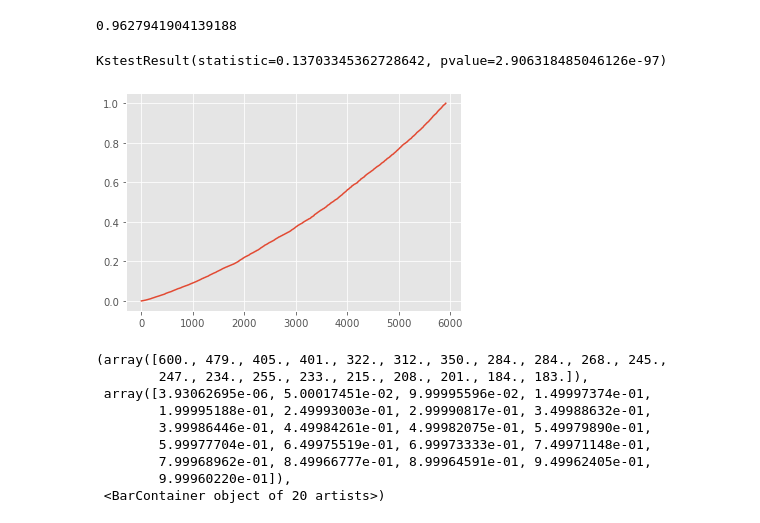
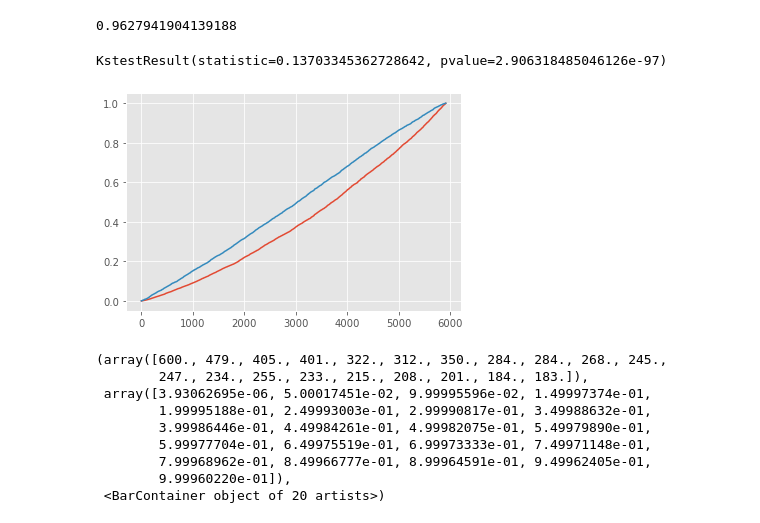
Before and after one commit to kiwymic/MLB-data-analysis, a Jupyter notebook: MLB career analysis.ipynb, the cells around one changed output. Cells and saved outputs as stored; diff of their text form; code cells hidden in the pictures.

```diff
--- a/MLB career analysis.ipynb
+++ b/MLB career analysis.ipynb
@@ -298,12 +304,15 @@ for i in range(CnL_comp.shape[0]):
     p_CnL_3.append(res3);
 # %%
 test = sorted(p_CnL_2)
+test2 = sorted(p_CnL_3)
 plt.plot(test)
+plt.plot(test2)
+plt.show
 
 stats.kstest(test, stats.uniform(loc=0.0).cdf)
 # %% [output]
 KstestResult(statistic=0.13703345362728642, pvalue=2.906318485046126e-97)
-[figure, old version]
+[figure, new version]
 # %%
 plt.hist(test, bins = 20, color = "#0dc883")
 # %% [output]
```
Also changed, not shown: parts of 65 cells of this notebook, 1 other file.
